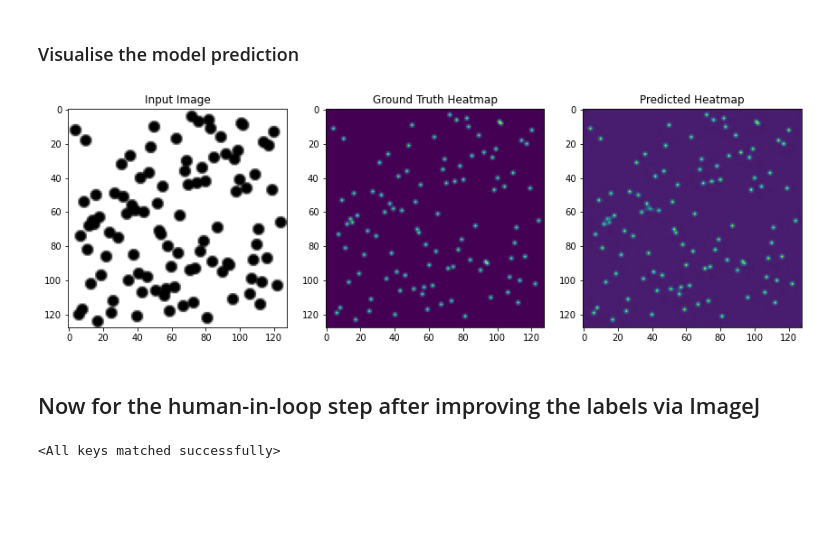
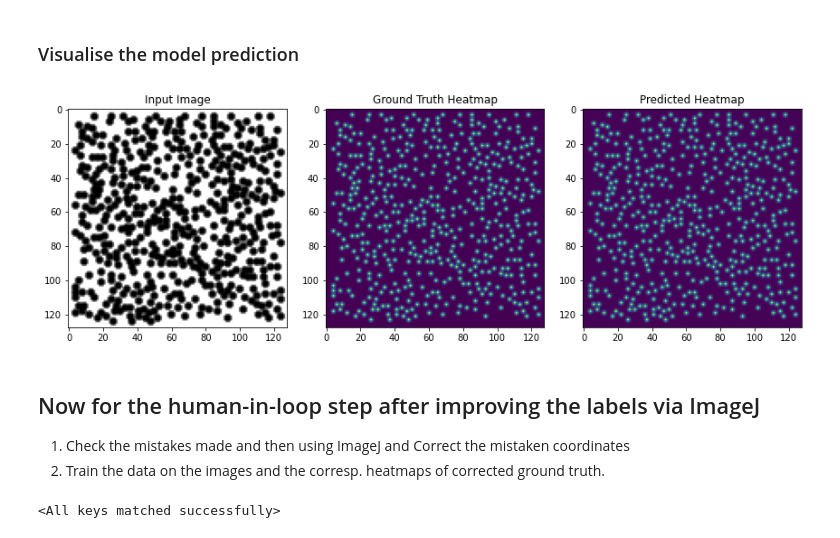
Before and after one commit to Samadarshi-Maity/CNN-Particle-Detection, a Jupyter notebook: src/CNN.ipynb, the cells around one changed output. Drawn from its saved outputs; the diff is of its cells as text; code cells hidden in the pictures; blank space fills up the shorter version.

```diff
--- a/src/CNN.ipynb
+++ b/src/CNN.ipynb
@@ -63,21 +70,32 @@ class training_setup:
 # %%
 if __name__ == "__main__":
 
+    # declare some inital parameters.......
+    RANDOM_state         = 42
+    batch_size           = 8      # size of the batch of images
+    train_size           = 0.8    # ratio of data allocated for training
+    test_validate_split  = 0.5    # split the non-training data between test and validation
+
+    # Model instatiation
+    model = UNetHeatmap()      # Instatiate the model
+    epochs = 1                 # Epoch runs to train the model
+    lr = 1e-03                 # Set the learning rate.
+
+
     try :
+
         logging.info('............ Started Training Setup ...............')
-        img_dir = str(root.parent.parent /'Imagefolder_100')
-        heatmap_dir = str(root.parent.parent /'HeatmapFolder_100')
 
         # Sort to ensure matching order (assuming same file names)
-        img_paths = sorted(glob.glob(img_dir+ '\*.png'))
-        heatmap_paths = sorted(glob.glob(heatmap_dir+ '\*.npy'))
+        img_paths = sorted(glob.glob(str(train_data_syn) + '\*.png')) + sorted(glob.glob(str(train_data_exp) + '\*.png'))
+        heatmap_paths = sorted(glob.glob(str(heatmap_data_syn) + '\*.npy')) + sorted(glob.glob(str(heatmap_data_exp) + '\*.npy'))
 
         # Pair them together
         pairs = list(zip(img_paths, heatmap_paths))
 
         # Train/val/test split
-        train_pairs, temp_pairs = train_test_split(pairs, test_size=0.2, random_state=42)
-        val_pairs, test_pairs = train_test_split(temp_pairs, test_size=0.5, random_state=42)
+        train_pairs, temp_pairs = train_test_split(pairs, test_size=1-train_size, random_state=RANDOM_state)
+        val_pairs, test_pairs = train_test_split(temp_pairs, test_size=test_validate_split, random_state=RANDOM_state)
 
         # Create datasets ... training, validation and test datasets ....
         train_dataset = ParticleDataset(np.array(train_pairs).T[0], np.array(train_pairs).T[1])
@@ -85,22 +103,17 @@ if __name__ == "__main__":
         test_dataset = ParticleDataset(np.array(test_pairs).T[0], np.array(test_pairs).T[1])
 
         # Create the loaders
-        train_loader = DataLoader(train_dataset, batch_size=8, shuffle=True)
-        val_loader = DataLoader(val_dataset, batch_size=8, shuffle=False)
-        test_loader = DataLoader(test_dataset, batch_size=8, shuffle=False)
-
-        # Model instatiation
-        model = UNetHeatmap()
-        epochs = 1
-        lr = 1e-03
+        train_loader = DataLoader(train_dataset, batch_size=batch_size, shuffle=True)
+        val_loader = DataLoader(val_dataset, batch_size=batch_size, shuffle=False)
+        test_loader = DataLoader(test_dataset, batch_size=batch_size, shuffle=False)
 
         # save info in the log
         logging.info(f"Training started for model: {model.__class__.__name__}")
         logging.info(f"Number of epochs: {epochs}")
         logging.info(f"Learning rate: {lr}")
 
-        # start the training operations
-        logging.info('....... Model loaded and starting the training ..........')
+        # start the training operations and log it as well.
+        logging.info('..... Model loaded and starting the training .......')
         model = train_model(model, train_loader, val_loader, epochs=epochs, lr=lr)
 
         # catch the error in case there is a training failure ..... @ Samadarshi added the log file thingy.
@@ -112,9 +125,9 @@ Epoch 1/1 || Train Loss: 0.0002 || Val Loss: 0.0000
 ### Visualise the model prediction
 # %%
 # Visualize
-visualize(model, val_dataset, index=0)
+visualize(model, 'cpu',val_dataset, index=14)
 # %% [output]
-[figure, old version]
+[figure, new version]
 # %%
 # for keeping the checkpoint ...make a class for this  .....
 torch.save({
@@ -141,5 +152,8 @@ torch.save(model.state_dict(),str(root / 'CNN_UNET_full_model_state_dict.pth'))
 # %% [markdown]
 ## Now for the human-in-loop step after improving the labels via ImageJ
+
+1. Check the mistakes made and then using ImageJ and Correct the mistaken coordinates
+2. Train the data on the images and the corresp. heatmaps of corrected ground truth.
 # %%
 # now load the model
 device = torch.device("cuda" if torch.cuda.is_available() else "cpu")
```
Also changed, not shown: parts of 12 cells of this notebook, 4 other files.
